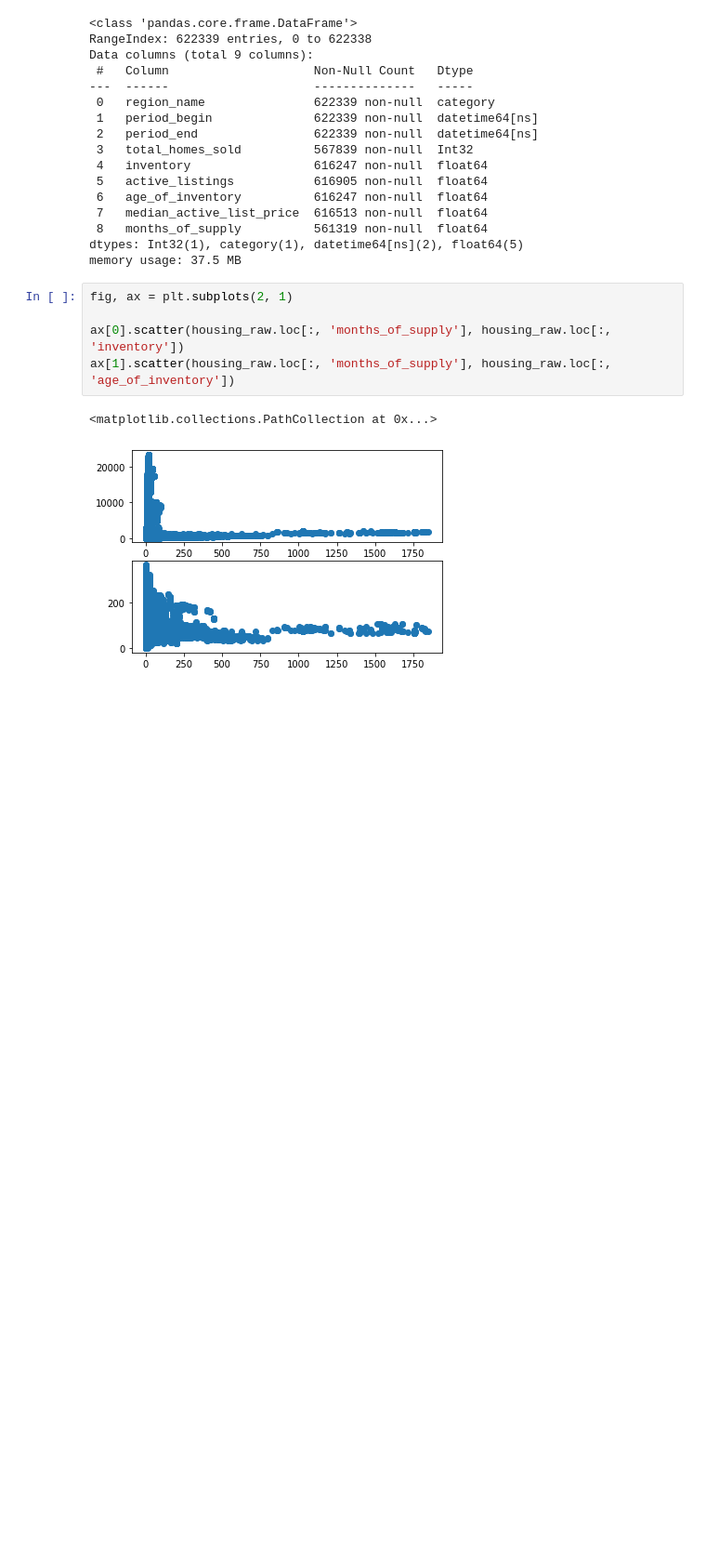
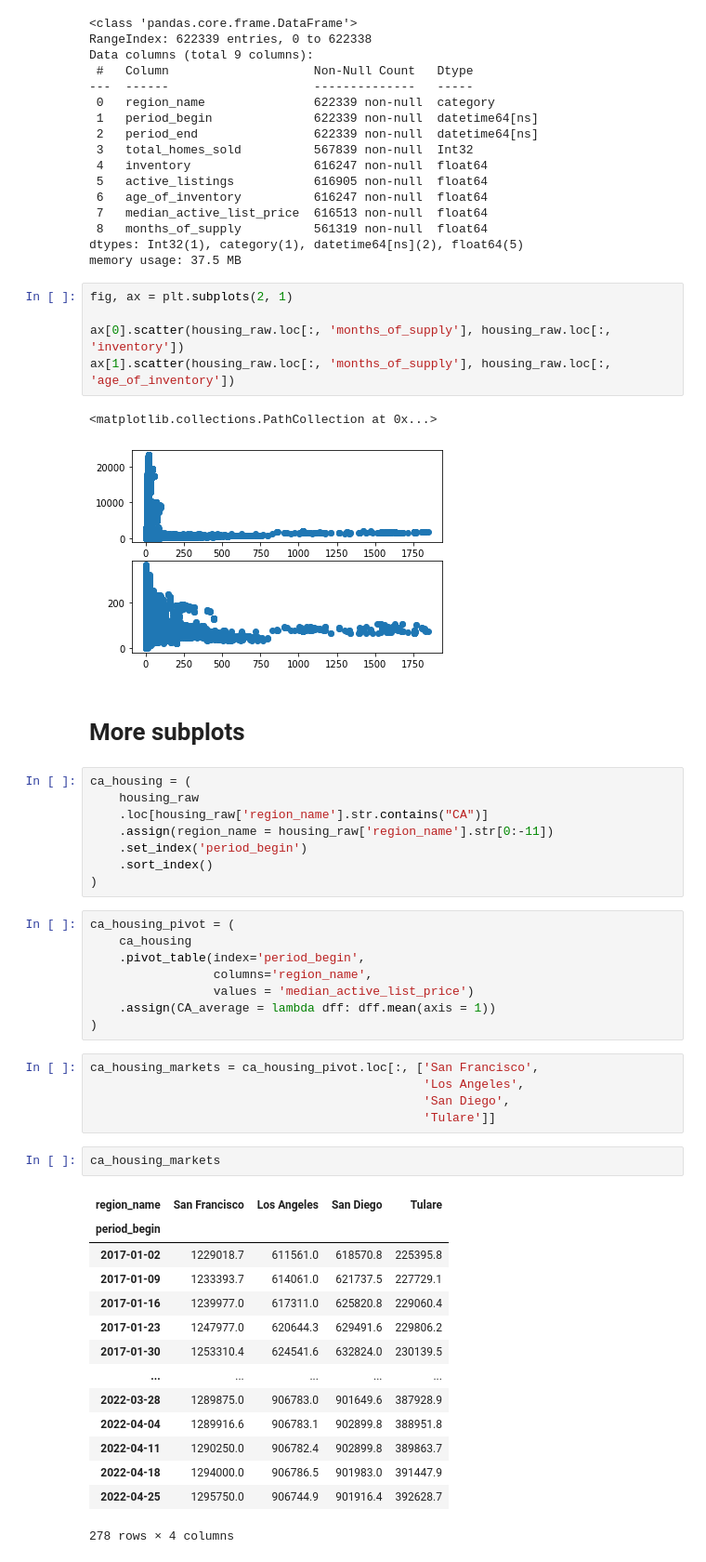
Before and after one commit to naruhikohama/dataviz-python, a Jupyter notebook: advanced_customization.ipynb, the cells around one changed output. Shown: that part at 93% size. Cells and saved outputs as stored; diff of their text form; blank space fills up the shorter version.

Commit message:
Preparing data for more subplots

```diff
--- a/advanced_customization.ipynb
+++ b/advanced_customization.ipynb
@@ -72,3 +72,43 @@ ax[1].scatter(housing_raw.loc[:, 'months_of_supply'], housing_raw.loc[:, 'age_of
 # %% [output]
 <matplotlib.collections.PathCollection at 0x...>
 [figure]
+# %% [markdown]
+# More subplots
+# %%
+ca_housing = (
+    housing_raw
+    .loc[housing_raw['region_name'].str.contains("CA")]
+    .assign(region_name = housing_raw['region_name'].str[0:-11])
+    .set_index('period_begin')
+    .sort_index()
+)
+# %%
+ca_housing_pivot = (
+    ca_housing
+    .pivot_table(index='period_begin',
+                 columns='region_name',
+                 values = 'median_active_list_price')
+    .assign(CA_average = lambda dff: dff.mean(axis = 1))
+)
+# %%
+ca_housing_markets = ca_housing_pivot.loc[:, ['San Francisco',
+                                              'Los Angeles',
+                                              'San Diego',
+                                              'Tulare']]
+# %%
+ca_housing_markets
+# %% [output]
+| region_name | San Francisco | Los Angeles | San Diego | Tulare |
+| period_begin |  |  |  |  |
+| 2017-01-02 | 1229018.7 | 611561.0 | 618570.8 | 225395.8 |
+| 2017-01-09 | 1233393.7 | 614061.0 | 621737.5 | 227729.1 |
+| 2017-01-16 | 1239977.0 | 617311.0 | 625820.8 | 229060.4 |
+| 2017-01-23 | 1247977.0 | 620644.3 | 629491.6 | 229806.2 |
+| 2017-01-30 | 1253310.4 | 624541.6 | 632824.0 | 230139.5 |
+| ... | ... | ... | ... | ... |
+| 2022-03-28 | 1289875.0 | 906783.0 | 901649.6 | 387928.9 |
+| 2022-04-04 | 1289916.6 | 906783.1 | 902899.8 | 388951.8 |
+| 2022-04-11 | 1290250.0 | 906782.4 | 902899.8 | 389863.7 |
+| 2022-04-18 | 1294000.0 | 906786.5 | 901983.0 | 391447.9 |
+| 2022-04-25 | 1295750.0 | 906744.9 | 901916.4 | 392628.7 |
+278 rows × 4 columns
```
